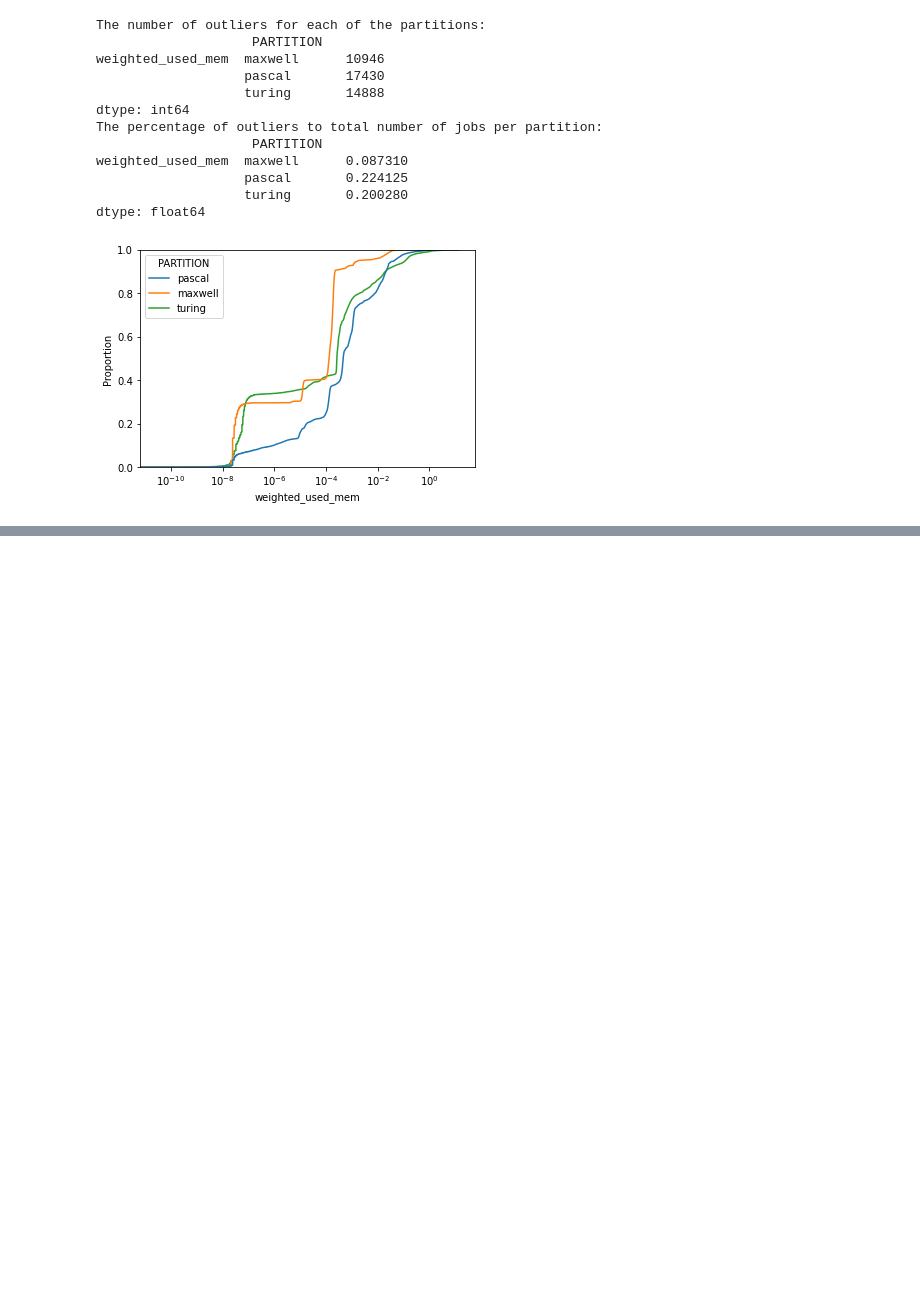
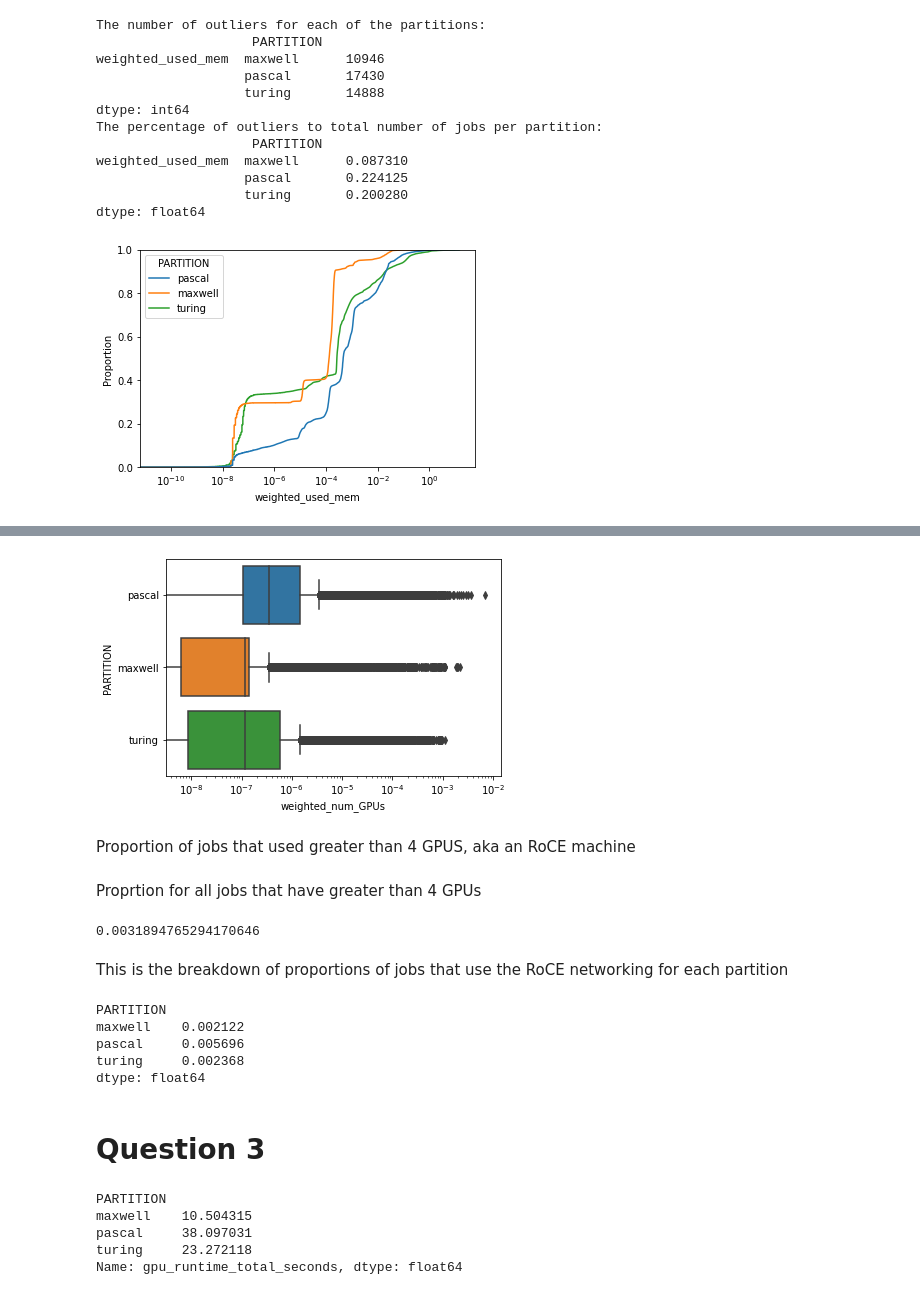
Before and after one commit to nss-data-science-cohort-6/accre_project-malted_milk_balls, a Jupyter notebook: notebooks/ACCRE_data_notebook.ipynb, the cells around one changed output, grey strips where cells are left out. Cells and saved outputs as stored; diff of their text form; code cells hidden in the pictures; blank space fills up the shorter version.

```diff
--- a/notebooks/ACCRE_data_notebook.ipynb
+++ b/notebooks/ACCRE_data_notebook.ipynb
@@ -117,0 +126,8 @@ plt.show()
+# %%
+boxplot_2 = sns.boxplot(x = data['weighted_num_GPUs'], y = data['PARTITION'])
+boxplot_2.set(xscale= 'log')
+plt.show()
+# %% [output]
+[figure, added]
+# %% [markdown]
+Proportion of jobs that used greater than 4 GPUS, aka an RoCE machine
@@ -117,0 +136,19 @@ plt.show()
+# %% [markdown]
+Proprtion for all jobs that have greater than 4 GPUs
+# %%
+prop_RoCE = len(df_RoCE)/len(data)
+prop_RoCE
+# %% [output]
+0.0031894765294170646
+# %% [markdown]
+This is the breakdown of proportions of jobs that use the RoCE networking for each partition
+# %%
+df_RoCE.pivot(values = 'GPUS', columns= 'PARTITION').notna().sum()/[len(maxwell), len(pascal), len(turing)]
+# %% [output]
+PARTITION
+maxwell    0.002122
+pascal     0.005696
+turing     0.002368
+dtype: float64
+# %% [markdown]
+# Question 3
@@ -117,0 +157,8 @@ plt.show()
+# %%
+data.groupby('PARTITION')['gpu_runtime_total_seconds'].sum()/(365*24*60*60)
+# %% [output]
+PARTITION
+maxwell    10.504315
+pascal     38.097031
+turing     23.272118
+Name: gpu_runtime_total_seconds, dtype: float64
```
Also changed, not shown: parts of 10 cells of this notebook, 2 other files.
